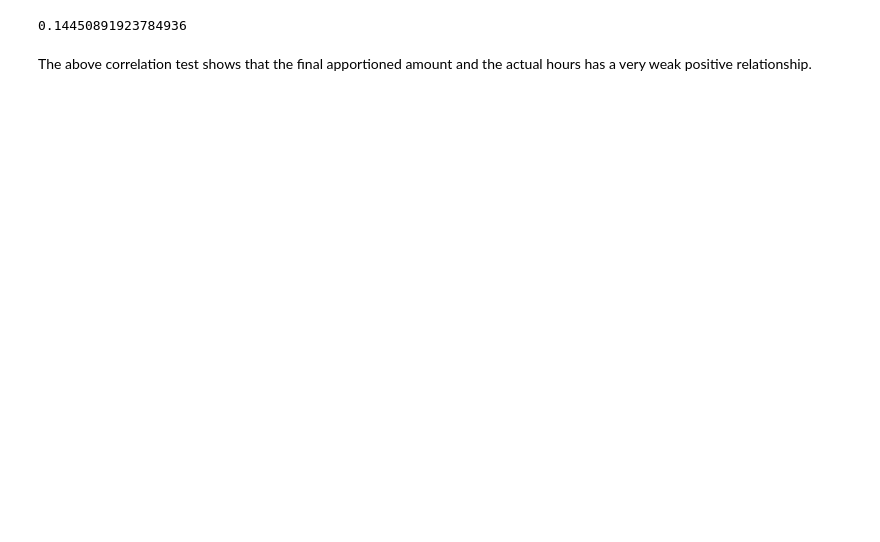
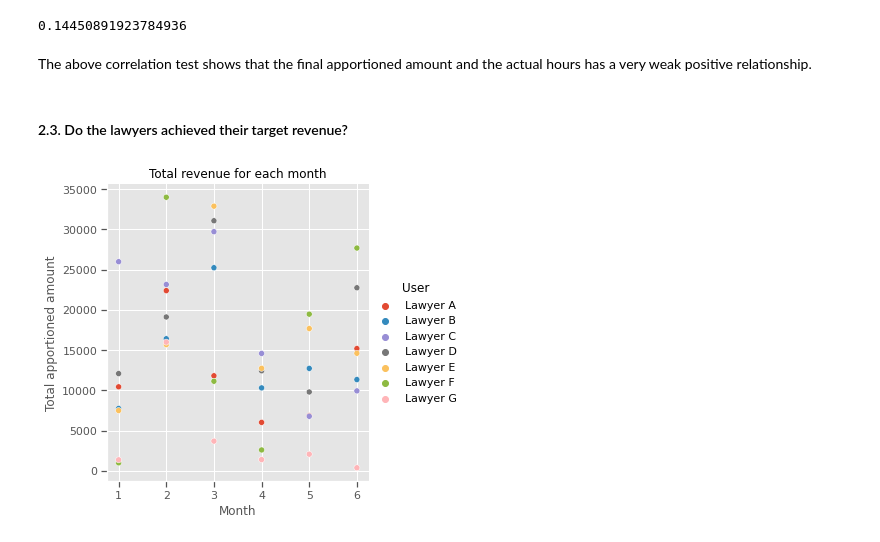
Before and after one commit to snek5/4gia-datachallenge, a Jupyter notebook: 4_gia.ipynb, the cells around one changed output. Drawn from its saved outputs; the diff is of its cells as text; code cells hidden in the pictures; blank space fills up the shorter version.

```diff
--- a/4_gia.ipynb
+++ b/4_gia.ipynb
@@ -246,3 +251,14 @@ apportionment_hours['Final Apportioned Amount'].corr(apportionment_hours['Actual
 0.14450891923784936
 # %% [markdown]
 The above correlation test shows that the final apportioned amount and the actual hours has a very weak positive relationship.
+# %% [markdown]
+#### 2.3. Do the lawyers achieved their target revenue?
+# %%
+# Grouping the data according to the month and lawyers
+apportionment_months = apportionment_hours.groupby([apportionment_hours['Date'].dt.month, 'User']).agg({'Final Apportioned Amount' : 'sum'}).reset_index()
+
+# Plotting the total apportioned amount per month with respect to each lawyers
+g = sns.relplot(data = apportionment_months, x = 'Date', y = 'Final Apportioned Amount', hue = 'User').set(title = 'Total revenue for each month', xlabel = 'Month', ylabel = 'Total apportioned amount')
+plt.show()
+# %% [output]
+[figure, added]
```
Also changed, not shown: parts of 4 cells of this notebook, 1 other file.
